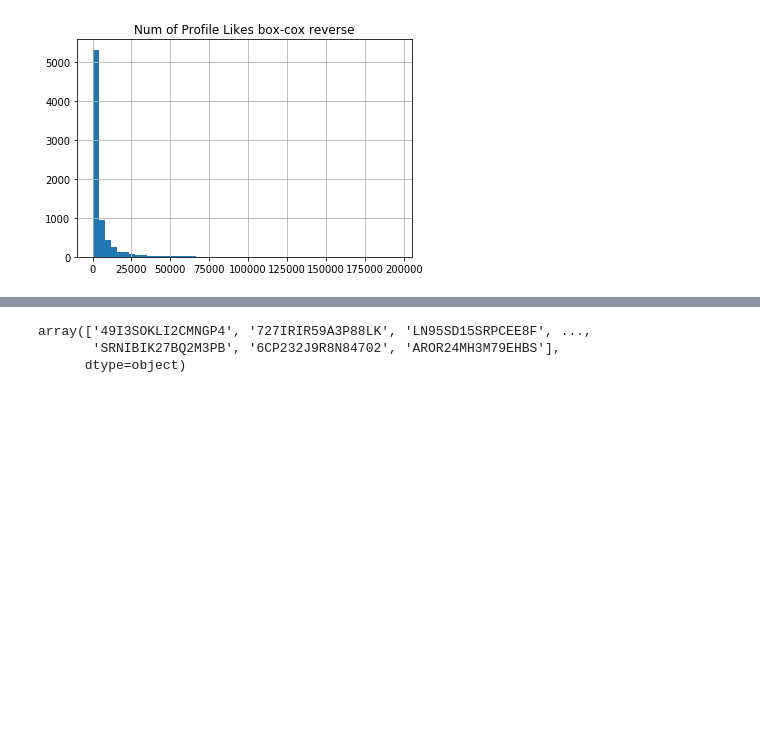
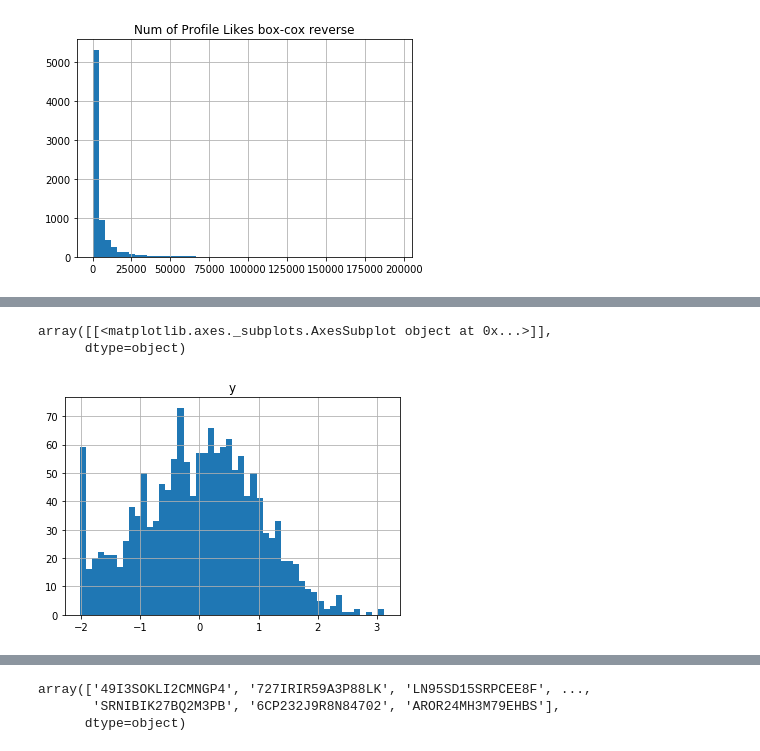
Before and after one commit to aelimame/DataScienceProject, a Jupyter notebook: Notebook-Experiences.ipynb, the cells around one changed output, grey strips where cells are left out. Drawn from its saved outputs; the diff is of its cells as text; code cells hidden in the pictures; blank space fills up the shorter version.

```diff
--- a/Notebook-Experiences.ipynb
+++ b/Notebook-Experiences.ipynb
@@ -150,0 +181,9 @@ if use_scaling:
+# %%
+y_df = pd.DataFrame(data=valid_y[OUTPUT_NAME],
+                    columns=['y'])
+y_df.describe()
+y_df.hist(column='y', log=False, bins=50)
+# %% [output]
+array([[<matplotlib.axes._subplots.AxesSubplot object at 0x...>]],
+      dtype=object)
+[figure, added]
```
Also changed, not shown: parts of 37 cells of this notebook, 3 other files.
